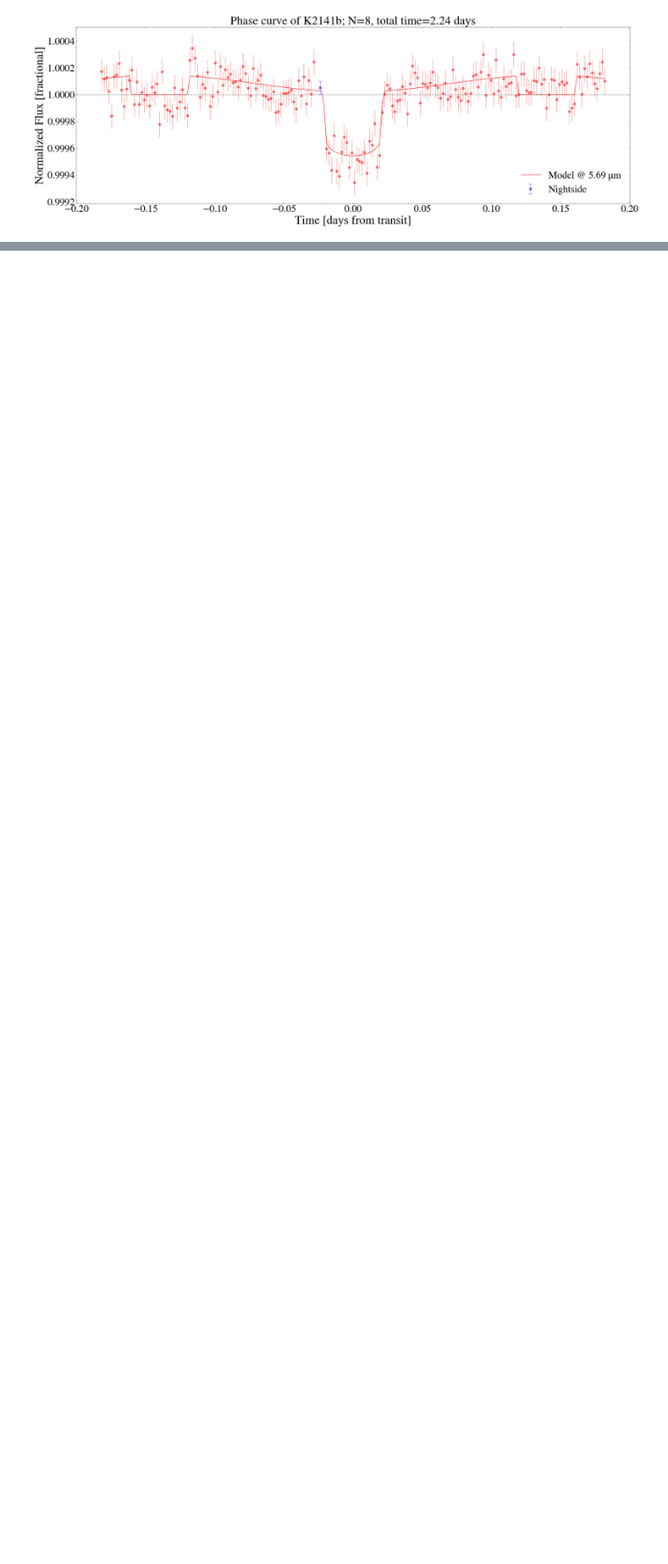
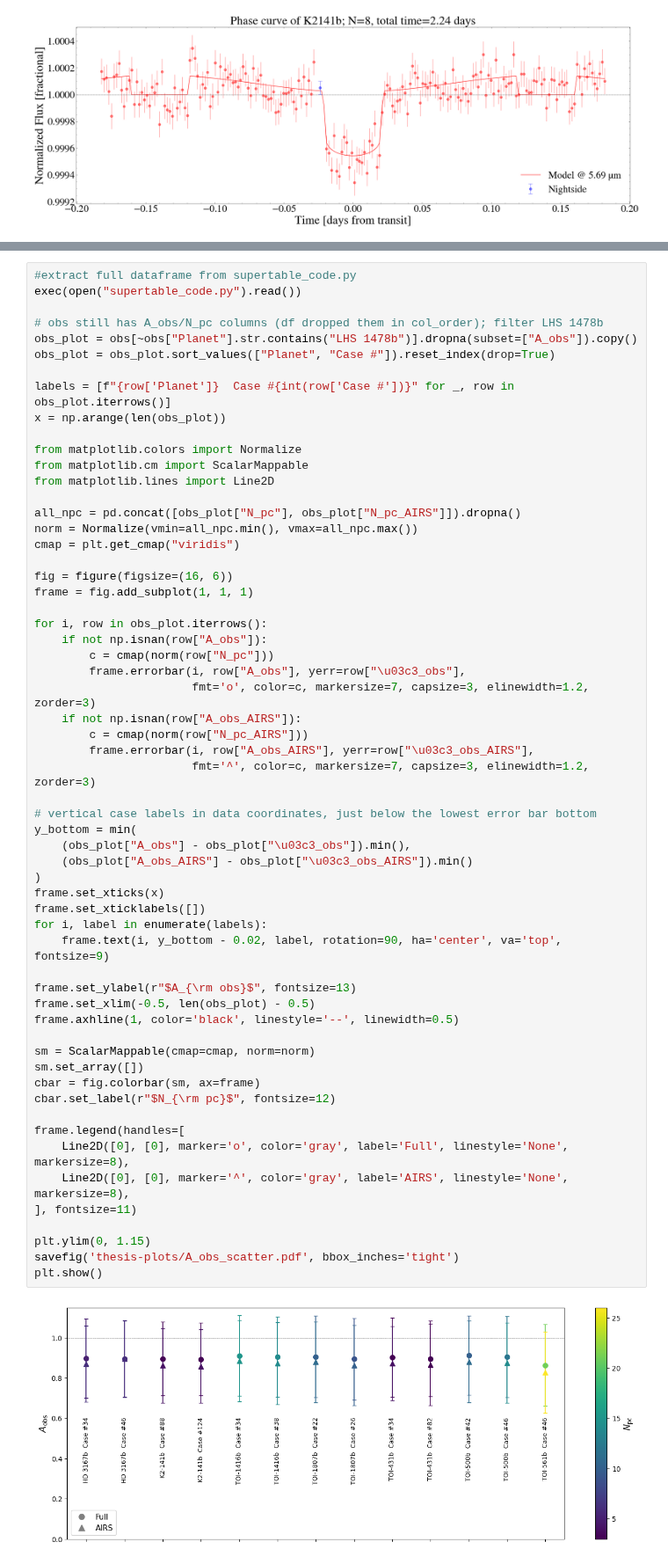
Before and after one commit to lorlo9999/MasterThesis, a Jupyter notebook: thesis-plots.ipynb, the cells around one changed output, grey strips where cells are left out. Shown at 88% size. Saved outputs shown, nothing was run; the diff lists cells and outputs as text; blank space fills up the shorter version.

```diff
--- a/thesis-plots.ipynb
+++ b/thesis-plots.ipynb
@@ -2346,0 +2349,61 @@ plt.show()
+# %%
+#extract full dataframe from supertable_code.py
+exec(open("supertable_code.py").read())
+
+# obs still has A_obs/N_pc columns (df dropped them in col_order); filter LHS 1478b
+obs_plot = obs[~obs["Planet"].str.contains("LHS 1478b")].dropna(subset=["A_obs"]).copy()
+obs_plot = obs_plot.sort_values(["Planet", "Case #"]).reset_index(drop=True)
+
+labels = [f"{row['Planet']}  Case #{int(row['Case #'])}" for _, row in obs_plot.iterrows()]
+x = np.arange(len(obs_plot))
+
+from matplotlib.colors import Normalize
+from matplotlib.cm import ScalarMappable
+from matplotlib.lines import Line2D
+
+all_npc = pd.concat([obs_plot["N_pc"], obs_plot["N_pc_AIRS"]]).dropna()
+norm = Normalize(vmin=all_npc.min(), vmax=all_npc.max())
+cmap = plt.get_cmap("viridis")
+
+fig = figure(figsize=(16, 6))
+frame = fig.add_subplot(1, 1, 1)
+
+for i, row in obs_plot.iterrows():
+    if not np.isnan(row["A_obs"]):
+        c = cmap(norm(row["N_pc"]))
+        frame.errorbar(i, row["A_obs"], yerr=row["\u03c3_obs"],
+                       fmt='o', color=c, markersize=7, capsize=3, elinewidth=1.2, zorder=3)
+    if not np.isnan(row["A_obs_AIRS"]):
+        c = cmap(norm(row["N_pc_AIRS"]))
+        frame.errorbar(i, row["A_obs_AIRS"], yerr=row["\u03c3_obs_AIRS"],
+                       fmt='^', color=c, markersize=7, capsize=3, elinewidth=1.2, zorder=3)
+
+# vertical case labels in data coordinates, just below the lowest error bar bottom
+y_bottom = min(
+    (obs_plot["A_obs"] - obs_plot["\u03c3_obs"]).min(),
+    (obs_plot["A_obs_AIRS"] - obs_plot["\u03c3_obs_AIRS"]).min()
+)
+frame.set_xticks(x)
+frame.set_xticklabels([])
+for i, label in enumerate(labels):
+    frame.text(i, y_bottom - 0.02, label, rotation=90, ha='center', va='top', fontsize=9)
+
+frame.set_ylabel(r"$A_{\rm obs}$", fontsize=13)
+frame.set_xlim(-0.5, len(obs_plot) - 0.5)
+frame.axhline(1, color='black', linestyle='--', linewidth=0.5)
+
+sm = ScalarMappable(cmap=cmap, norm=norm)
+sm.set_array([])
+cbar = fig.colorbar(sm, ax=frame)
+cbar.set_label(r"$N_{\rm pc}$", fontsize=12)
+
+frame.legend(handles=[
+    Line2D([0], [0], marker='o', color='gray', label='Full', linestyle='None', markersize=8),
+    Line2D([0], [0], marker='^', color='gray', label='AIRS', linestyle='None', markersize=8),
+], fontsize=11)
+
+plt.ylim(0, 1.15)
+savefig('thesis-plots/A_obs_scatter.pdf', bbox_inches='tight')
+plt.show()
+# %% [output]
+[figure, added]
```
Also changed, not shown: parts of 1 cell of this notebook, 2 other files.
